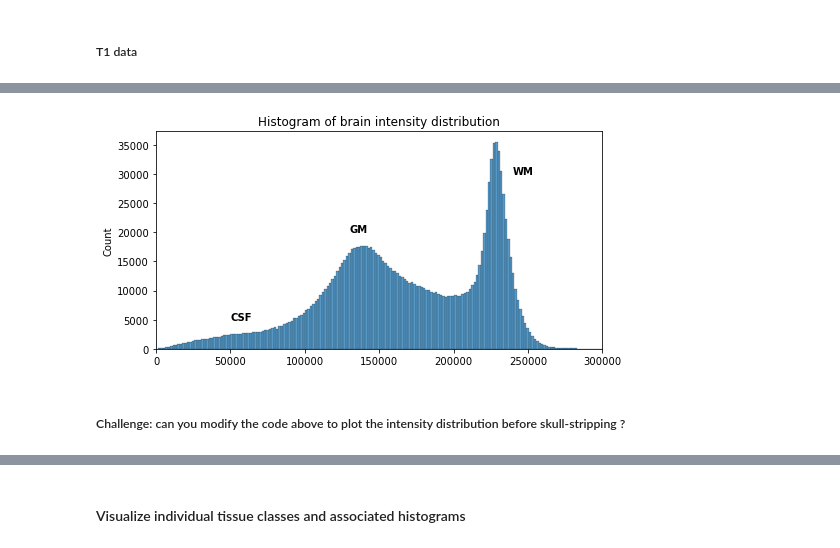
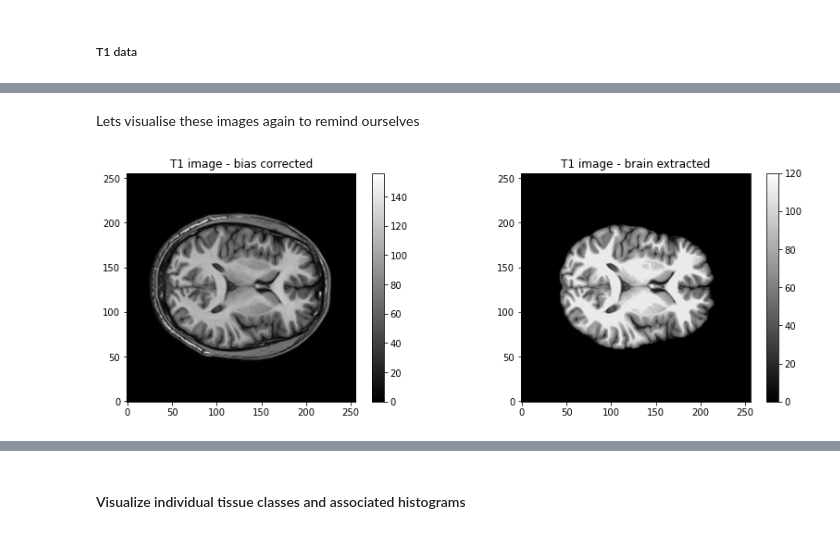
Before and after one commit to mary-tziraki/IDEAS_SDC, a Jupyter notebook: code/08-sMRI-segmentation-parcellation.ipynb, the cells around one changed output, grey strips where cells are left out. Drawn from its saved outputs; the diff is of its cells as text; code cells hidden in the pictures.

```diff
--- a/code/08-sMRI-segmentation-parcellation.ipynb
+++ b/code/08-sMRI-segmentation-parcellation.ipynb
@@ -80,3 +24,8 @@ BIDS Layout: ...SDC-BIDS-sMRI/local_data/AOMIC | Subjects: 2 | Sessions: 0 | Run
+# %%
+local_data_dir = 'data/'
+
+freesurfer_output_dir = local_data_dir + 'AOMIC/derivatives/freesurfer/sub-0001/mri/'
+fsaverage_dir = local_data_dir +  'AOMIC/derivatives/freesurfer/fsaverage5/mri/'
 # %% [markdown]
 ## Brain tissue segmentation
 # %% [markdown]
@@ -88,9 +33,9 @@ import nibabel as nib
 # %% [markdown]
 ##### T1 data
 # %%
-# Identify the right file with pybids
-t1_file = bids_layout.get(subject="0001", scope="derivatives", datatype='anat', desc='preproc',
-                          extension='nii.gz', return_type='filename')[0]
+# Use the bias corrected T1 images from FreeSurfer output
+t1_file = os.path.join(freesurfer_output_dir + 'nu.mgz')
+
 # Load it with nibabel
 t1 = nib.load(t1_file)
 t1_data = t1.get_fdata()
@@ -100,7 +47,7 @@ t1_affine = t1.affine
 # %%
-# Identify the right file with pybids
-t1_mask_file = bids_layout.get(subject="0001", scope="derivatives", datatype='anat', suffix='mask',
-                               desc='brain', extension='nii.gz', return_type='filename')[0]
+# Load FreeSurfer data
+t1_mask_file = freesurfer_output_dir + 'brain_extracted.nii.gz'
+
 # Load it with nibabel
 t1_mask = nib.load(t1_mask_file)
 t1_mask_data = t1_mask.get_fdata()
@@ -129,15 +54,18 @@ plt.tight_layout() # Magic command to optimize the multiple plots layout
-# %%
-plt.figure(figsize=(8, 4))
-# Compute the optimal bin size according to the data
-bins = np.histogram_bin_edges(t1_brain_data[t1_brain_data != 0], bins='auto')
-# Plot the histogram
-sns.histplot(t1_brain_data[t1_brain_data != 0], bins=bins)
-plt.xlim([0, 300000])
-plt.title('Histogram of brain intensity distribution')
-plt.text(50000, 5000, "CSF", size='medium', weight='bold')
-plt.text(130000, 20000, "GM", size='medium', weight='bold')
-plt.text(240000, 30000, "WM", size='medium', weight='bold');
-# %% [output]
-[figure, removed]
-# %% [markdown]
-##### Challenge: can you modify the code above to plot the intensity distribution before skull-stripping ?
+# %% [markdown]
+Lets visualise these images again to remind ourselves
+# %%
+plt.figure(figsize=(14, 10))
+
+# plot the T1 image
+plt.subplot(2, 2, 1)
+plt.imshow(t1_data[:, 140, :], origin="lower", cmap="gray")
+plt.title('T1 image - bias corrected')
+plt.colorbar();
+
+# Plot FreeSurfer's 'brainmask' (i.e. skull stripped brain)
+plt.subplot(2, 2, 2)
+plt.imshow(t1_mask_data[:, 140, :], origin="lower", cmap="gray")
+plt.title('T1 image - brain extracted')
+plt.colorbar();
+# %% [output]
+[figure, added]
```
Also changed, not shown: parts of 19 cells of this notebook.
